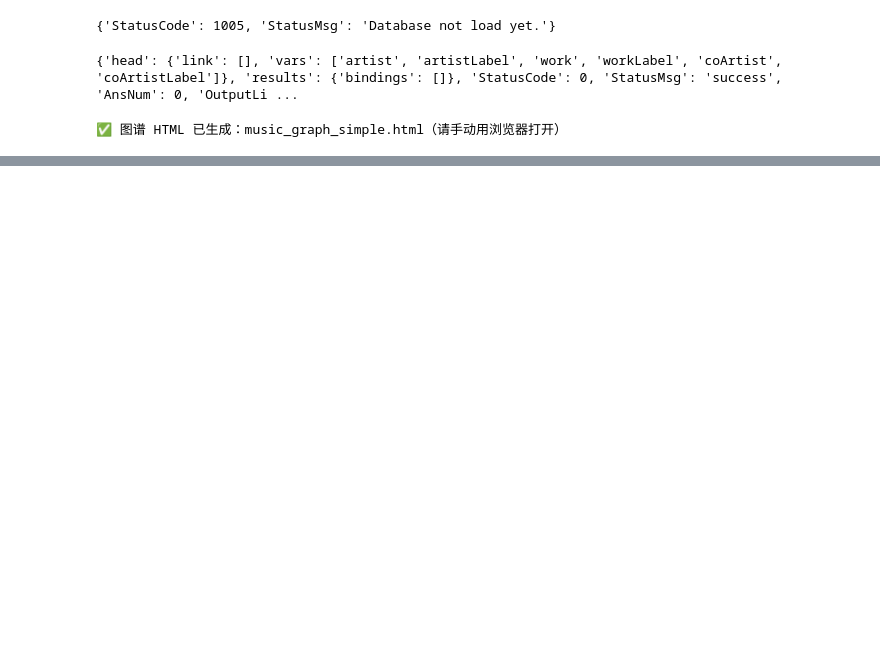
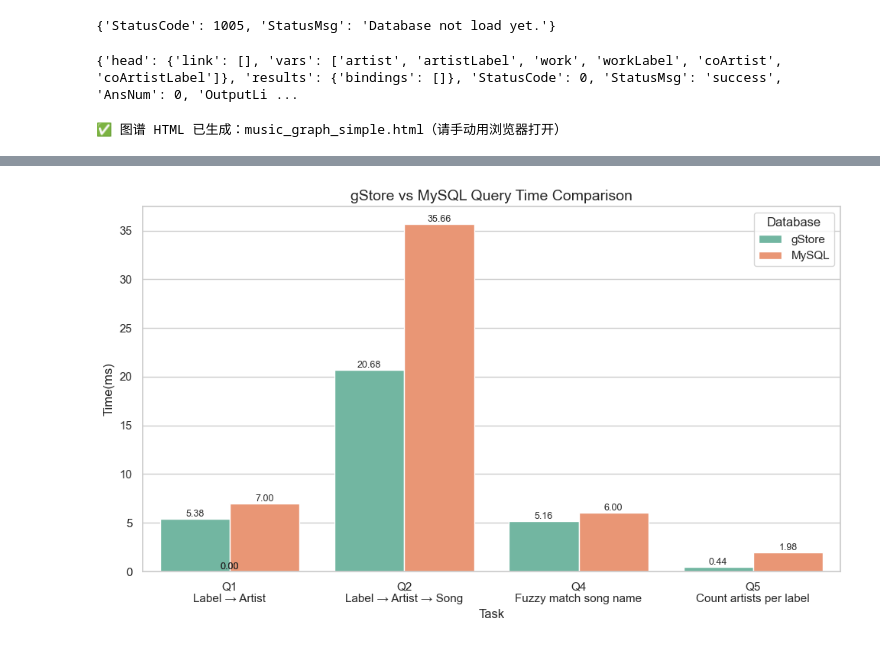
Before and after one commit to bitofbing/IDE-hw2, a Jupyter notebook: 可视化关系图谱.ipynb, the cells around one changed output, grey strips where cells are left out. Saved outputs shown, nothing was run; the diff lists cells and outputs as text; code cells hidden in the pictures; blank space fills up the shorter version.

```diff
--- a/可视化关系图谱.ipynb
+++ b/可视化关系图谱.ipynb
@@ -175,0 +383,37 @@ except Exception as e:
+# %%
+import pandas as pd
+import seaborn as sns
+import matplotlib.pyplot as plt
+
+# Set Chinese font (no longer needed since we're using English)
+# plt.rcParams['font.sans-serif'] = ['SimHei']  # Use Hei font
+# plt.rcParams['axes.unicode_minus'] = False  # Fix minus sign display
+
+# Query task data
+data = [
+    {"Task": "Q1\nLabel → Artist", "gStore": 5.38, "MySQL": 7.00},
+    {"Task": "Q2\nLabel → Artist → Song", "gStore": 20.68, "MySQL": 35.66},
+    {"Task": "Q4\nFuzzy match song name", "gStore": 5.16, "MySQL": 6.00},
+    {"Task": "Q5\nCount artists per label", "gStore": 0.44, "MySQL": 1.98},
+]
+
+df = pd.DataFrame(data)
+df_melt = df.melt(id_vars="Task", var_name="Database", value_name="Time(ms)")
+
+# Set chart style
+sns.set(style="whitegrid")
+plt.figure(figsize=(10, 6))
+barplot = sns.barplot(data=df_melt, x="Task", y="Time(ms)", hue="Database", palette="Set2")
+
+# Add labels
+for p in barplot.patches:
+    barplot.annotate(f'{p.get_height():.2f}',
+                     (p.get_x() + p.get_width() / 2., p.get_height()),
+                     ha='center', va='bottom', fontsize=9)
+
+plt.title("gStore vs MySQL Query Time Comparison", fontsize=14)
+plt.tight_layout()
+plt.savefig("query_time_comparison.png", dpi=300, bbox_inches='tight')  # Add bbox_inches to prevent label cutoff
+plt.show()
+# %% [output]
+[figure, added]
```
Also changed, not shown: parts of 1 cell of this notebook, 6 other files.
